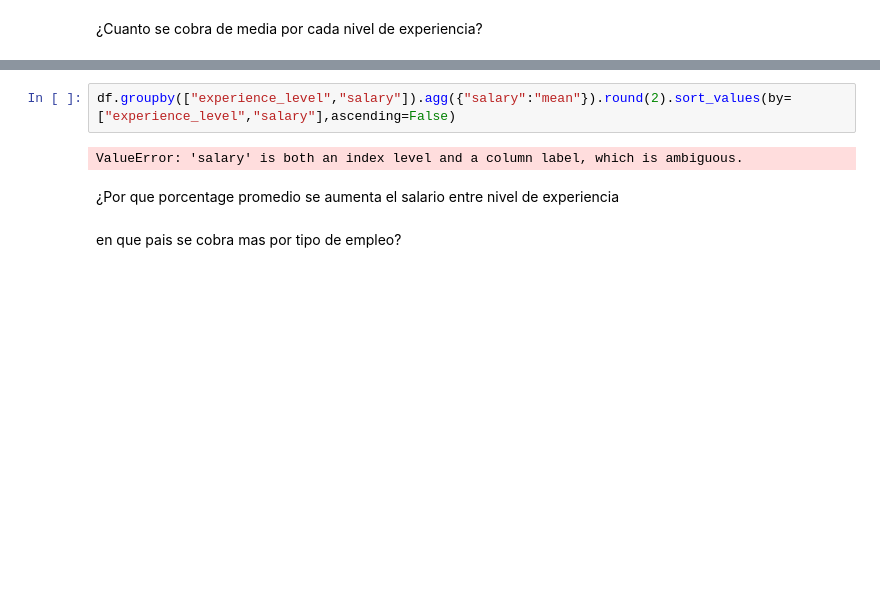
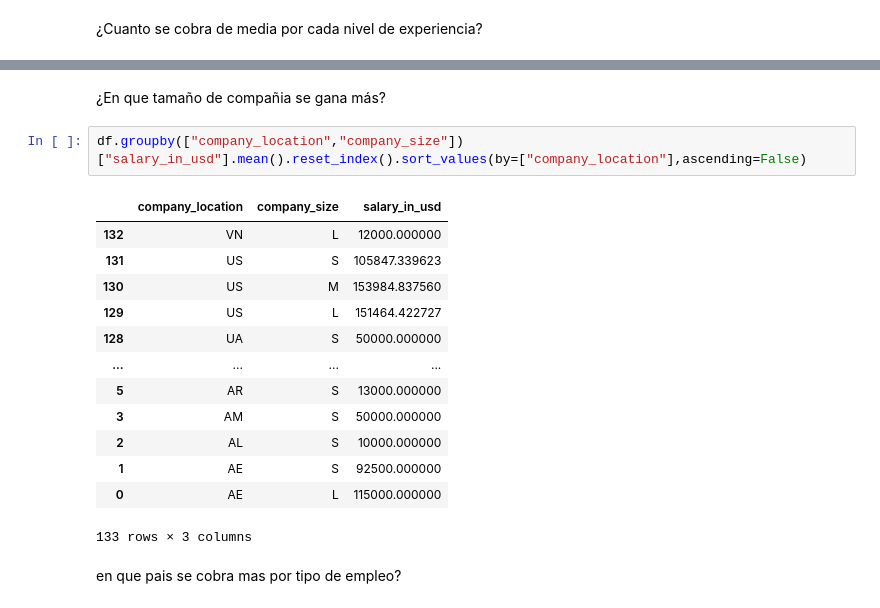
Before and after one commit to AnaLuna464/Data-Science-Salary, a Jupyter notebook: Notebook_Dat.ipynb, the cells around one changed output, grey strips where cells are left out. Drawn from its saved outputs; the diff is of its cells as text; blank space fills up the shorter version.

```diff
--- a/Notebook_Dat.ipynb
+++ b/Notebook_Dat.ipynb
@@ -166,9 +202,21 @@ Name: experience_level, Length: 2584, dtype: object
+# %% [markdown]
+¿En que tamaño de compañia se gana más?
 # %%
-df.groupby(["experience_level","salary"]).agg({"salary":"mean"}).round(2).sort_values(by=["experience_level","salary"],ascending=False)
+df.groupby(["company_location","company_size"])["salary_in_usd"].mean().reset_index().sort_values(by=["company_location"],ascending=False)
 # %% [output]
+|  | company_location | company_size | salary_in_usd |
+| 132 | VN | L | 12000.000000 |
+| 131 | US | S | 105847.339623 |
+| 130 | US | M | 153984.837560 |
+| 129 | US | L | 151464.422727 |
+| 128 | UA | S | 50000.000000 |
+| ... | ... | ... | ... |
+| 5 | AR | S | 13000.000000 |
+| 3 | AM | S | 50000.000000 |
+| 2 | AL | S | 10000.000000 |
+| 1 | AE | S | 92500.000000 |
+| 0 | AE | L | 115000.000000 |
-ValueError: 'salary' is both an index level and a column label, which is ambiguous.
+133 rows × 3 columns
-# %% [markdown]
-¿Por que porcentage promedio se aumenta el salario entre nivel de experiencia
 # %% [markdown]
 en que pais se cobra  mas por tipo de empleo?
 # %%
```
Also changed, not shown: parts of 10 cells of this notebook.
